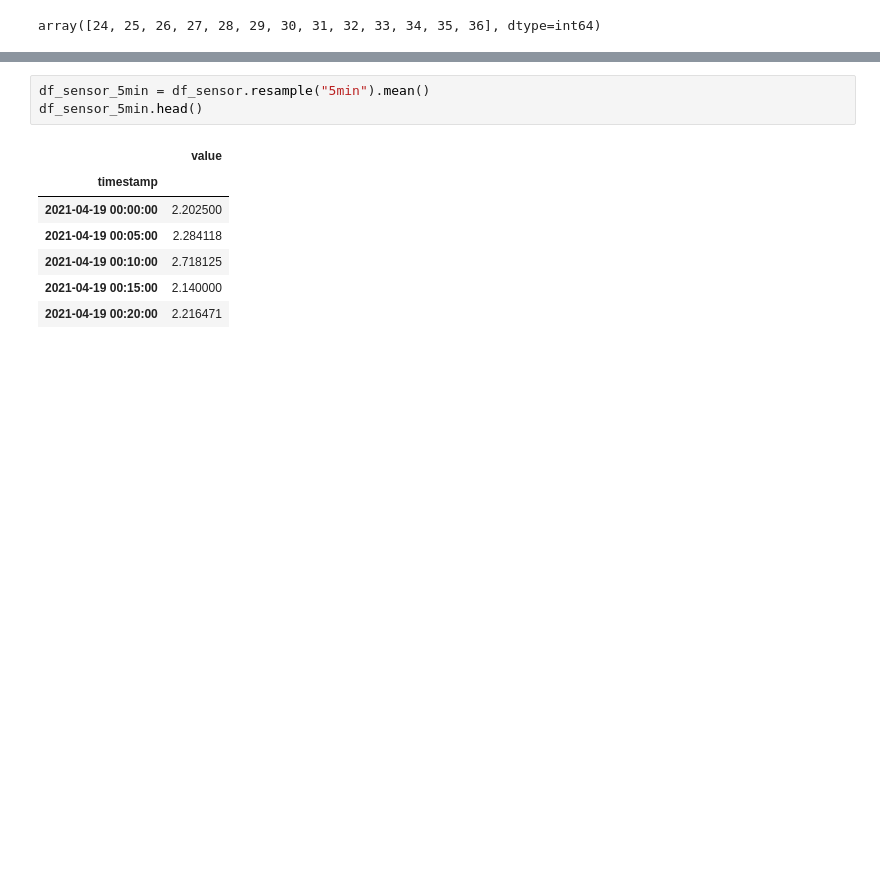
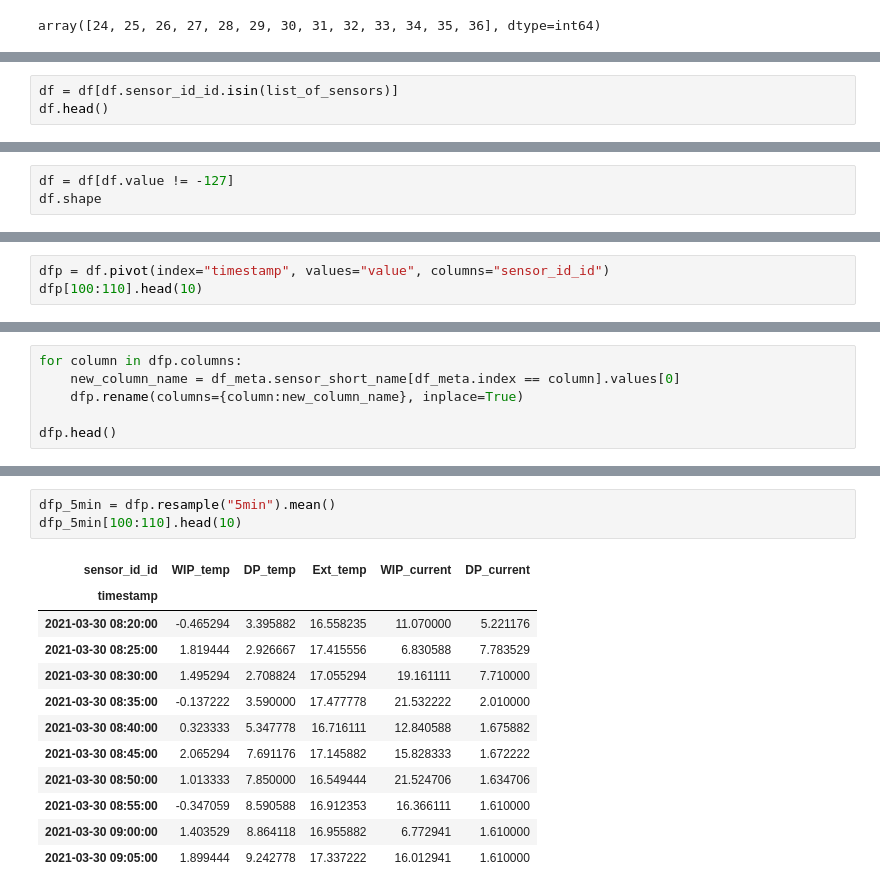
Before and after one commit to cnrd-dev/cheese-factory, a Jupyter notebook: notebooks/data-etl.ipynb, the cells around one changed output, grey strips where cells are left out. Drawn from its saved outputs; the diff is of its cells as text; blank space fills up the shorter version.

```diff
--- a/notebooks/data-etl.ipynb
+++ b/notebooks/data-etl.ipynb
@@ -90,0 +153,3 @@ df_sensor.plot();
+# %%
+df = df[df.sensor_id_id.isin(list_of_sensors)]
+df.head()
@@ -90,0 +194,3 @@ df_sensor.plot();
+# %%
+df = df[df.value != -127]
+df.shape
@@ -90,0 +211,3 @@ df_sensor.plot();
+# %%
+dfp = df.pivot(index="timestamp", values="value", columns="sensor_id_id")
+dfp[100:110].head(10)
@@ -90,0 +229,6 @@ df_sensor.plot();
+# %%
+for column in dfp.columns:
+    new_column_name = df_meta.sensor_short_name[df_meta.index == column].values[0]
+    dfp.rename(columns={column:new_column_name}, inplace=True)
+
+dfp.head()
@@ -91,11 +268,16 @@ df_sensor.plot();
 # %%
-df_sensor_5min = df_sensor.resample("5min").mean()
-df_sensor_5min.head()
+dfp_5min = dfp.resample("5min").mean()
+dfp_5min[100:110].head(10)
 # %% [output]
-|  | value |
-| timestamp |  |
-| 2021-04-19 00:00:00 | 2.202500 |
-| 2021-04-19 00:05:00 | 2.284118 |
-| 2021-04-19 00:10:00 | 2.718125 |
-| 2021-04-19 00:15:00 | 2.140000 |
-| 2021-04-19 00:20:00 | 2.216471 |
+| sensor_id_id | WIP_temp | DP_temp | Ext_temp | WIP_current | DP_current |
+| timestamp |  |  |  |  |  |
+| 2021-03-30 08:20:00 | -0.465294 | 3.395882 | 16.558235 | 11.070000 | 5.221176 |
+| 2021-03-30 08:25:00 | 1.819444 | 2.926667 | 17.415556 | 6.830588 | 7.783529 |
+| 2021-03-30 08:30:00 | 1.495294 | 2.708824 | 17.055294 | 19.161111 | 7.710000 |
+| 2021-03-30 08:35:00 | -0.137222 | 3.590000 | 17.477778 | 21.532222 | 2.010000 |
+| 2021-03-30 08:40:00 | 0.323333 | 5.347778 | 16.716111 | 12.840588 | 1.675882 |
+| 2021-03-30 08:45:00 | 2.065294 | 7.691176 | 17.145882 | 15.828333 | 1.672222 |
+| 2021-03-30 08:50:00 | 1.013333 | 7.850000 | 16.549444 | 21.524706 | 1.634706 |
+| 2021-03-30 08:55:00 | -0.347059 | 8.590588 | 16.912353 | 16.366111 | 1.610000 |
+| 2021-03-30 09:00:00 | 1.403529 | 8.864118 | 16.955882 | 6.772941 | 1.610000 |
+| 2021-03-30 09:05:00 | 1.899444 | 9.242778 | 17.337222 | 16.012941 | 1.610000 |
```
Also changed, not shown: parts of 46 cells of this notebook, 11 other files.
